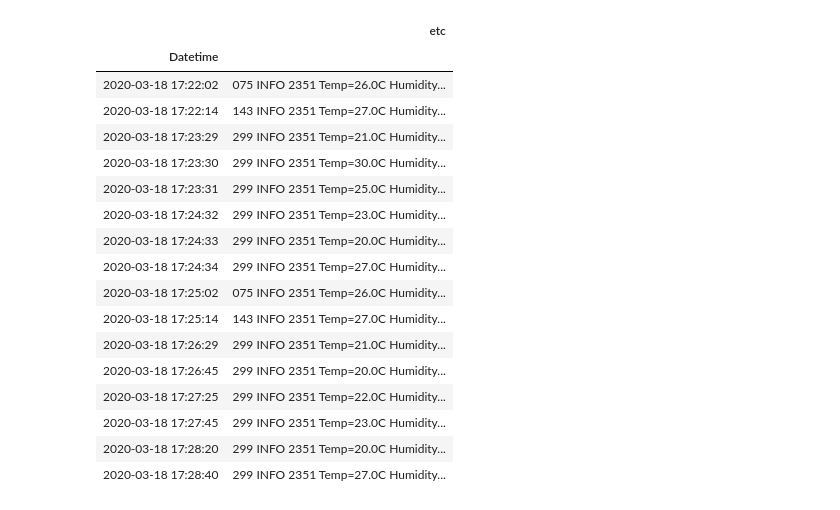
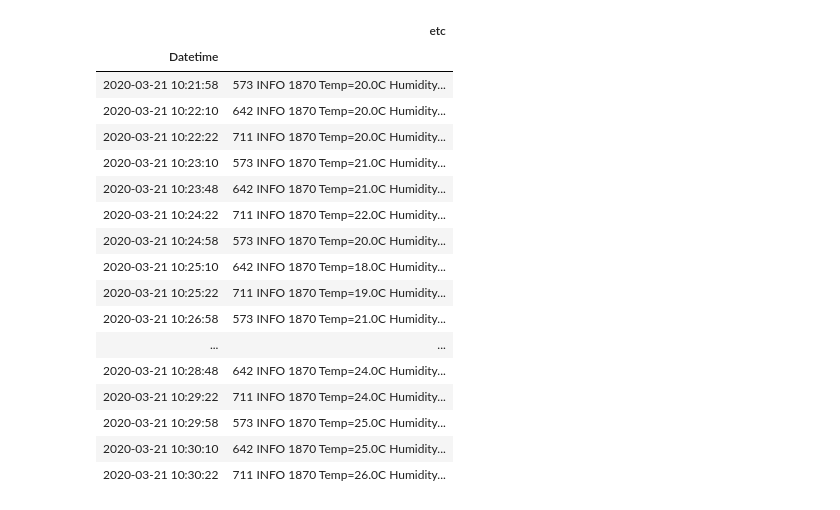
Before and after one commit to db3124/kitech_iot_team, a Jupyter notebook: RasberryTeamProject/Untitled.ipynb, the cells around one changed output. Cells and saved outputs as stored; diff of their text form; code cells hidden in the pictures.

```diff
--- a/RasberryTeamProject/Untitled.ipynb
+++ b/RasberryTeamProject/Untitled.ipynb
@@ -6,28 +6,28 @@ import matplotlib.pyplot as plt
 from datetime import datetime
 # %%
-df = pd.read_csv("tempHumid-2020-03-18.log",
+df = pd.read_csv("tempHumid-2020-03-21.log",
                     names=['Datetime', 'etc'],
                     header=None, index_col='Datetime')
 df
 # %% [output]
 |  | etc |
 | Datetime |  |
-| 2020-03-18 17:22:02 | 075 INFO 2351 Temp=26.0C Humidity... |
-| 2020-03-18 17:22:14 | 143 INFO 2351 Temp=27.0C Humidity... |
-| 2020-03-18 17:23:29 | 299 INFO 2351 Temp=21.0C Humidity... |
-| 2020-03-18 17:23:30 | 299 INFO 2351 Temp=30.0C Humidity... |
-| 2020-03-18 17:23:31 | 299 INFO 2351 Temp=25.0C Humidity... |
-| 2020-03-18 17:24:32 | 299 INFO 2351 Temp=23.0C Humidity... |
-| 2020-03-18 17:24:33 | 299 INFO 2351 Temp=20.0C Humidity... |
-| 2020-03-18 17:24:34 | 299 INFO 2351 Temp=27.0C Humidity... |
-| 2020-03-18 17:25:02 | 075 INFO 2351 Temp=26.0C Humidity... |
-| 2020-03-18 17:25:14 | 143 INFO 2351 Temp=27.0C Humidity... |
-| 2020-03-18 17:26:29 | 299 INFO 2351 Temp=21.0C Humidity... |
-| 2020-03-18 17:26:45 | 299 INFO 2351 Temp=20.0C Humidity... |
-| 2020-03-18 17:27:25 | 299 INFO 2351 Temp=22.0C Humidity... |
-| 2020-03-18 17:27:45 | 299 INFO 2351 Temp=23.0C Humidity... |
-| 2020-03-18 17:28:20 | 299 INFO 2351 Temp=20.0C Humidity... |
-| 2020-03-18 17:28:40 | 299 INFO 2351 Temp=27.0C Humidity... |
+| 2020-03-21 10:21:58 | 573 INFO 1870 Temp=20.0C Humidity... |
+| 2020-03-21 10:22:10 | 642 INFO 1870 Temp=20.0C Humidity... |
+| 2020-03-21 10:22:22 | 711 INFO 1870 Temp=20.0C Humidity... |
+| 2020-03-21 10:23:10 | 573 INFO 1870 Temp=21.0C Humidity... |
+| 2020-03-21 10:23:48 | 642 INFO 1870 Temp=21.0C Humidity... |
+| 2020-03-21 10:24:22 | 711 INFO 1870 Temp=22.0C Humidity... |
+| 2020-03-21 10:24:58 | 573 INFO 1870 Temp=20.0C Humidity... |
+| 2020-03-21 10:25:10 | 642 INFO 1870 Temp=18.0C Humidity... |
+| 2020-03-21 10:25:22 | 711 INFO 1870 Temp=19.0C Humidity... |
+| 2020-03-21 10:26:58 | 573 INFO 1870 Temp=21.0C Humidity... |
+| ... | ... |
+| 2020-03-21 10:28:48 | 642 INFO 1870 Temp=24.0C Humidity... |
+| 2020-03-21 10:29:22 | 711 INFO 1870 Temp=24.0C Humidity... |
+| 2020-03-21 10:29:58 | 573 INFO 1870 Temp=25.0C Humidity... |
+| 2020-03-21 10:30:10 | 642 INFO 1870 Temp=25.0C Humidity... |
+| 2020-03-21 10:30:22 | 711 INFO 1870 Temp=26.0C Humidity... |
 # %%
 df[['etc1', 'etc2', 'etc3', 'Temp', 'Humid']] = df['etc'].str.split(' ', n=5, expand=True)
 df
```
Also changed, not shown: parts of 8 cells of this notebook, 6 other files.
